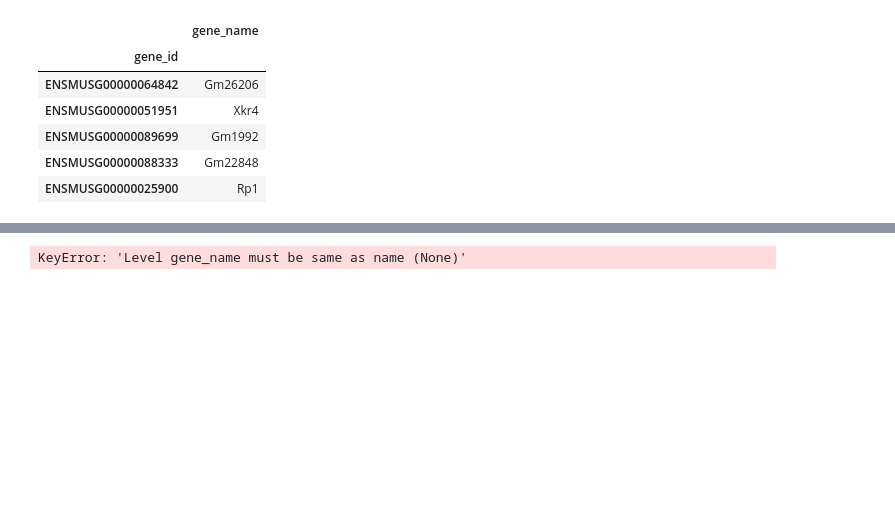
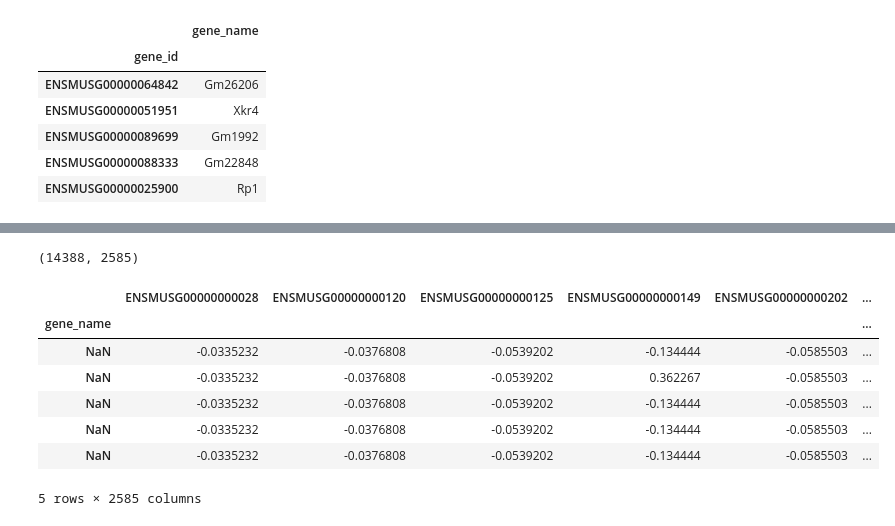
Before and after one commit to ecwheele/CSHL_singlecellanalyses_2018, a Jupyter notebook: tutorials/Join_gene_name_id.ipynb, the cells around one changed output, grey strips where cells are left out. Drawn from its saved outputs; the diff is of its cells as text; code cells hidden in the pictures; blank space fills up the shorter version.

```diff
--- a/tutorials/Join_gene_name_id.ipynb
+++ b/tutorials/Join_gene_name_id.ipynb
@@ -64,6 +64,14 @@ df_new.head()
 # %%
-df_final = df_new.reset_index("gene_name", drop=True)
+df_final = df_new.set_index("gene_name", drop=True)
 print(df_final.shape)
 df_final.head()
 # %% [output]
-KeyError: 'Level gene_name must be same as name (None)'
+(14388, 2585)
+|  | ENSMUSG00000000028 | ENSMUSG00000000120 | ENSMUSG00000000125 | ENSMUSG00000000149 | ENSMUSG00000000202 | ... |
+| gene_name |  |  |  |  |  | ... |
+| NaN | -0.0335232 | -0.0376808 | -0.0539202 | -0.134444 | -0.0585503 | ... |
+| NaN | -0.0335232 | -0.0376808 | -0.0539202 | 0.362267 | -0.0585503 | ... |
+| NaN | -0.0335232 | -0.0376808 | -0.0539202 | -0.134444 | -0.0585503 | ... |
+| NaN | -0.0335232 | -0.0376808 | -0.0539202 | -0.134444 | -0.0585503 | ... |
+| NaN | -0.0335232 | -0.0376808 | -0.0539202 | -0.134444 | -0.0585503 | ... |
+5 rows × 2585 columns
```
Also changed, not shown: parts of 2 cells of this notebook.
